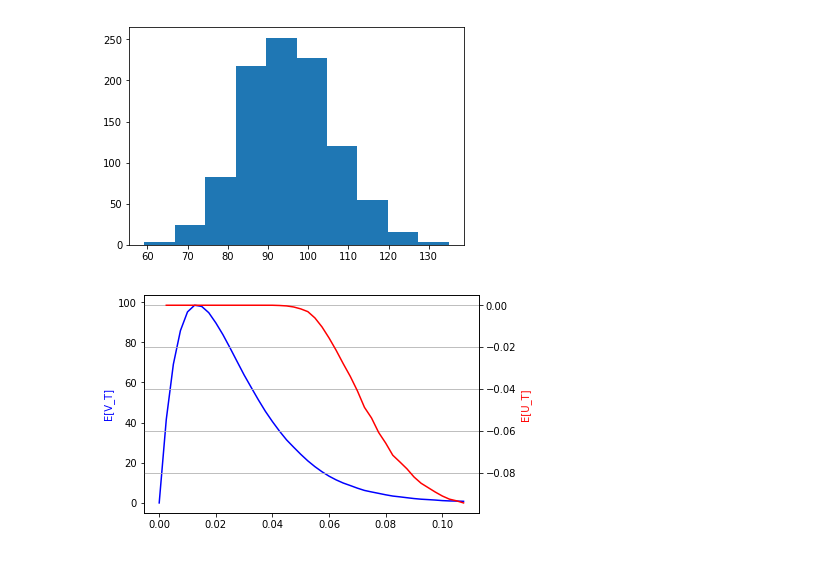
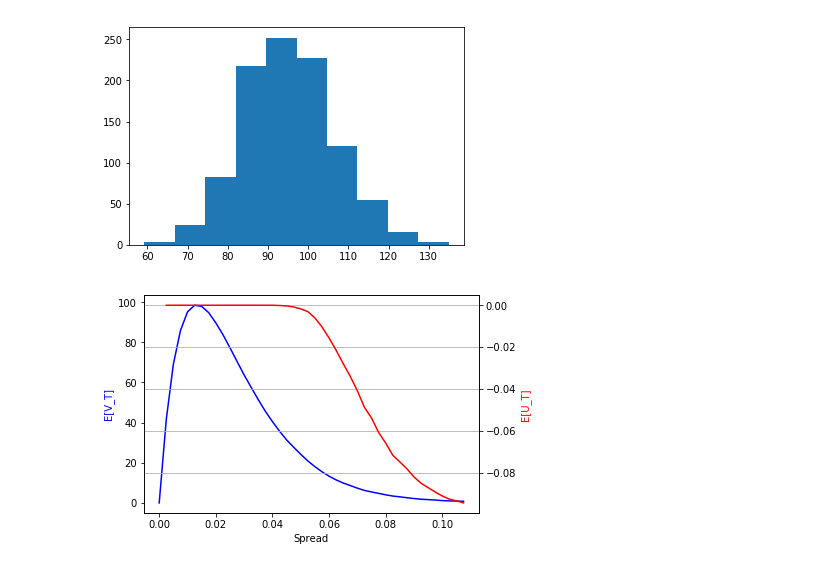
Before and after one commit to ajlindeman/FI-Analytics, a Jupyter notebook: Axegine/Axegine-1.ipynb, the cells around one changed output. Cells and saved outputs as stored; diff of their text form; code cells hidden in the pictures.

```diff
--- a/Axegine/Axegine-1.ipynb
+++ b/Axegine/Axegine-1.ipynb
@@ -113,11 +109,13 @@ class AxSim(object):
             ba_t[t+1,:] = np.random.poisson(self.lam0b/12, self.ns)
             sa_t[t+1,:] = np.random.poisson(self.lam0b/12, self.ns)
             # prob our quote wins
-            bw_t[t+1,:] = self.Qb*ba_t[t+1,:]*np.random.binomial(1, np.exp(-self.beta*sA), size=self.ns)
-            sw_t[t+1,:] = self.Qs*sa_t[t+1,:]*np.random.binomial(1, np.exp(-self.beta*sB), size=self.ns)
-            It[t+1,:] = It[t,:] + (sw_t[t+1,:] - bw_t[t+1,:]) # customer sells - customer buys
-            Ct[t+1,:] = Ct[t,:] + Pt[t,:]*(bw_t[t+1,:]*np.exp(sA) - sw_t[t+1,:]*np.exp(-sB)) # cust buys at P*e^sA...
-            Vt[t+1,:] = Ct[t+1,:] + It[t+1,:]*Pt[t+1,:] # note we quoted at P(t), marked at P(t+1)
+            pb, pa = np.exp(-self.beta*sA), np.exp(-self.beta*sB)
+            bw_t[t+1,:] = self.Qb*ba_t[t+1,:]*np.random.binomial(1, pb, size=self.ns)
+            sw_t[t+1,:] = self.Qs*sa_t[t+1,:]*np.random.binomial(1, pa, size=self.ns)
+            It[t+1,:] = It[t,:] + (sw_t[t+1,:] - bw_t[t+1,:]) # cust sells - cust buys
+            Ct[t+1,:] = Ct[t,:] + Pt[t,:]*(bw_t[t+1,:]*np.exp(sA)
+                                           - sw_t[t+1,:]*np.exp(-sB))
+            Vt[t+1,:] = Ct[t+1,:] + It[t+1,:]*Pt[t+1,:] # quote at P(t), mark at P(t+1)
         if prt_out:
             print('Bid arrivals per dt=%4.3f'%np.mean(np.mean(ba_t,axis=1)))
             print('Bids won per dt=%4.3f'%np.mean(np.mean(bw_t,axis=1)))
@@ -163,22 +161,22 @@ Bids won per dt=0.191
 # %%
 sj = np.arange(0.0, 0.11, 0.0025)
 mv = np.zeros(np.shape(sj))
 mu = np.zeros(np.shape(sj))
 for j, s_j in enumerate(sj):
     np.random.seed(123)
     Vt, Ct, It = sim1.run_sim(s_j, s_j, False)
     mv[j] = np.mean(Vt[T,:])
     mu[j] = np.mean(-gam*np.exp(-Vt[T,:]))
 
 fig, ax1 = plt.subplots()
 ax2 = ax1.twinx()
 
 ax1.plot(sj, mv, 'b');
 ax2.plot(sj[1:], mu[1:], 'r');
 plt.grid(True);
-plt.xlabel('Spread');
+ax1.set_xlabel('Spread');
 ax1.set_ylabel('E[V_T]', color='b');
 ax2.set_ylabel('E[U_T]', color='r');
 plt.show();
 # %% [output]
-[figure, old version]
+[figure, new version]
```
Also changed, not shown: parts of 2 cells of this notebook.
